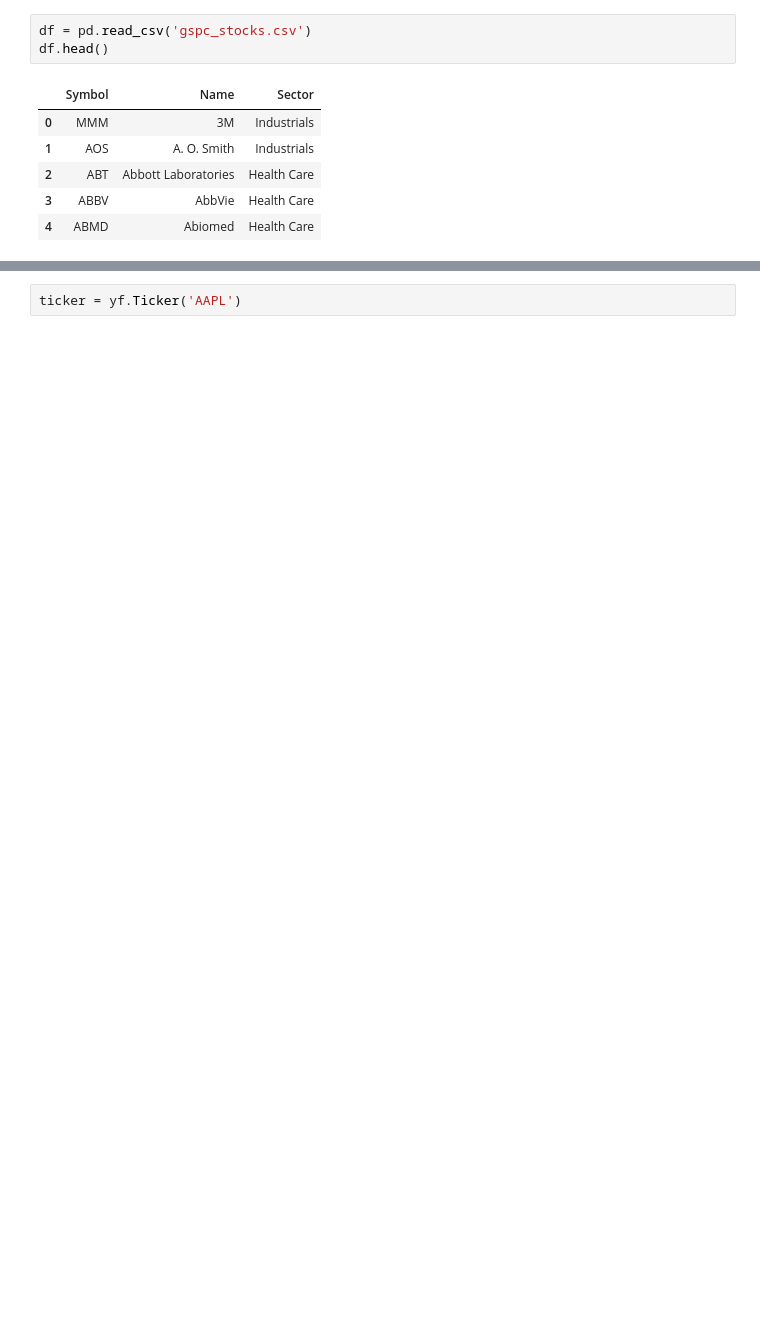
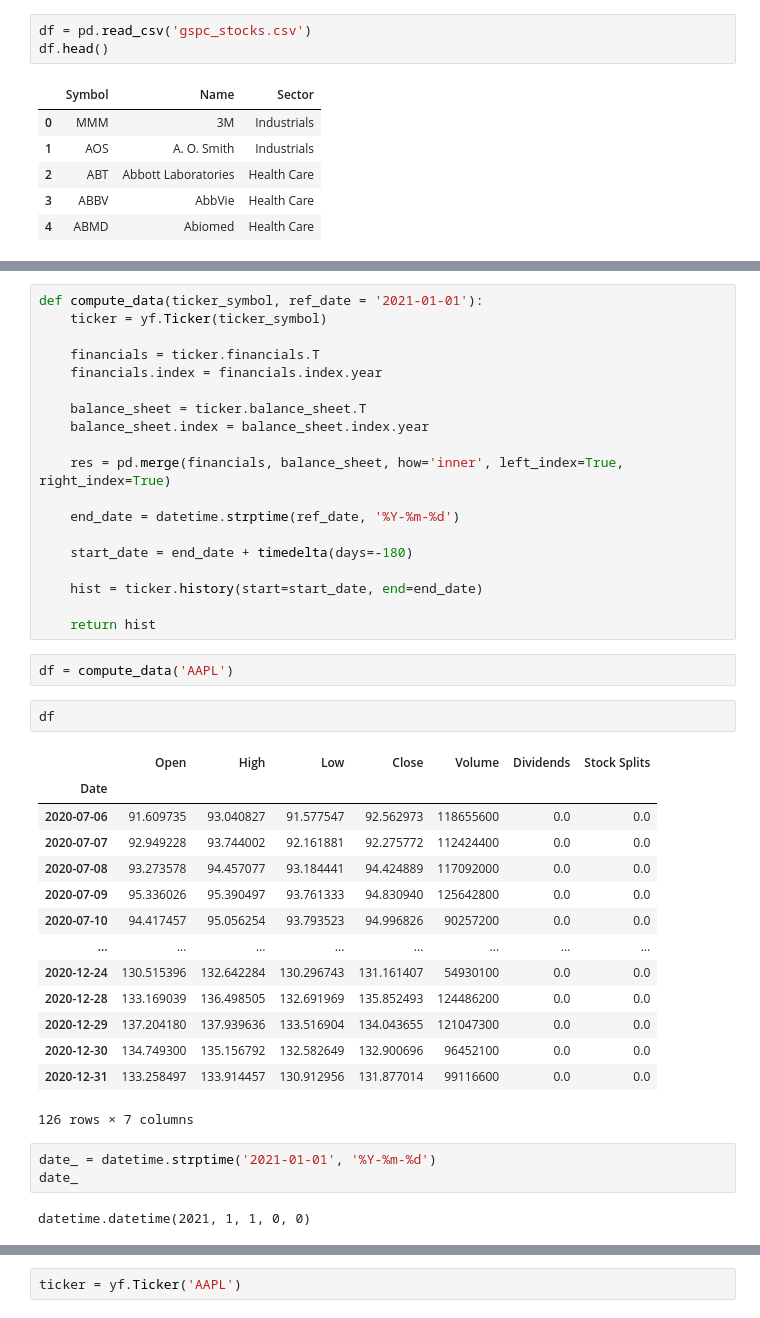
Before and after one commit to HyperionC21/UndervaluedStocks, a Jupyter notebook: fetch_stocks.ipynb, the cells around one changed output, grey strips where cells are left out. Saved outputs shown, nothing was run; the diff lists cells and outputs as text; blank space fills up the shorter version.

```diff
--- a/fetch_stocks.ipynb
+++ b/fetch_stocks.ipynb
@@ -20,0 +22,43 @@ for ticker in tickers:
+# %%
+def compute_data(ticker_symbol, ref_date = '2021-01-01'):
+    ticker = yf.Ticker(ticker_symbol)
+
+    financials = ticker.financials.T
+    financials.index = financials.index.year
+
+    balance_sheet = ticker.balance_sheet.T
+    balance_sheet.index = balance_sheet.index.year
+
+    res = pd.merge(financials, balance_sheet, how='inner', left_index=True, right_index=True)
+
+    end_date = datetime.strptime(ref_date, '%Y-%m-%d')
+
+    start_date = end_date + timedelta(days=-180)
+
+    hist = ticker.history(start=start_date, end=end_date)
+
+    return hist
+# %%
+df = compute_data('AAPL')
+# %%
+df
+# %% [output]
+|  | Open | High | Low | Close | Volume | Dividends | Stock Splits |
+| Date |  |  |  |  |  |  |  |
+| 2020-07-06 | 91.609735 | 93.040827 | 91.577547 | 92.562973 | 118655600 | 0.0 | 0.0 |
+| 2020-07-07 | 92.949228 | 93.744002 | 92.161881 | 92.275772 | 112424400 | 0.0 | 0.0 |
+| 2020-07-08 | 93.273578 | 94.457077 | 93.184441 | 94.424889 | 117092000 | 0.0 | 0.0 |
+| 2020-07-09 | 95.336026 | 95.390497 | 93.761333 | 94.830940 | 125642800 | 0.0 | 0.0 |
+| 2020-07-10 | 94.417457 | 95.056254 | 93.793523 | 94.996826 | 90257200 | 0.0 | 0.0 |
+| ... | ... | ... | ... | ... | ... | ... | ... |
+| 2020-12-24 | 130.515396 | 132.642284 | 130.296743 | 131.161407 | 54930100 | 0.0 | 0.0 |
+| 2020-12-28 | 133.169039 | 136.498505 | 132.691969 | 135.852493 | 124486200 | 0.0 | 0.0 |
+| 2020-12-29 | 137.204180 | 137.939636 | 133.516904 | 134.043655 | 121047300 | 0.0 | 0.0 |
+| 2020-12-30 | 134.749300 | 135.156792 | 132.582649 | 132.900696 | 96452100 | 0.0 | 0.0 |
+| 2020-12-31 | 133.258497 | 133.914457 | 130.912956 | 131.877014 | 99116600 | 0.0 | 0.0 |
+126 rows × 7 columns
+# %%
+date_ = datetime.strptime('2021-01-01', '%Y-%m-%d')
+date_
+# %% [output]
+datetime.datetime(2021, 1, 1, 0, 0)
```
Also changed, not shown: parts of 10 cells of this notebook.
